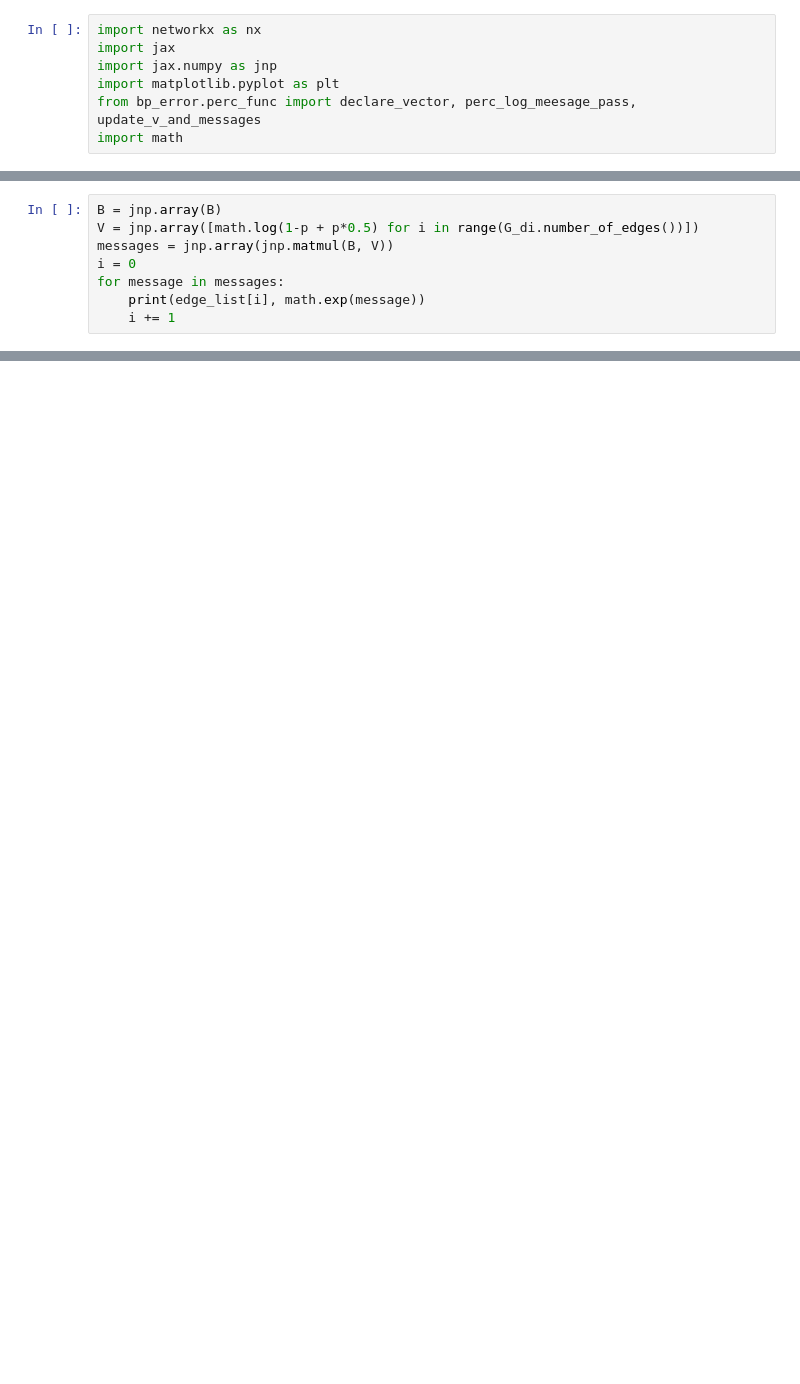
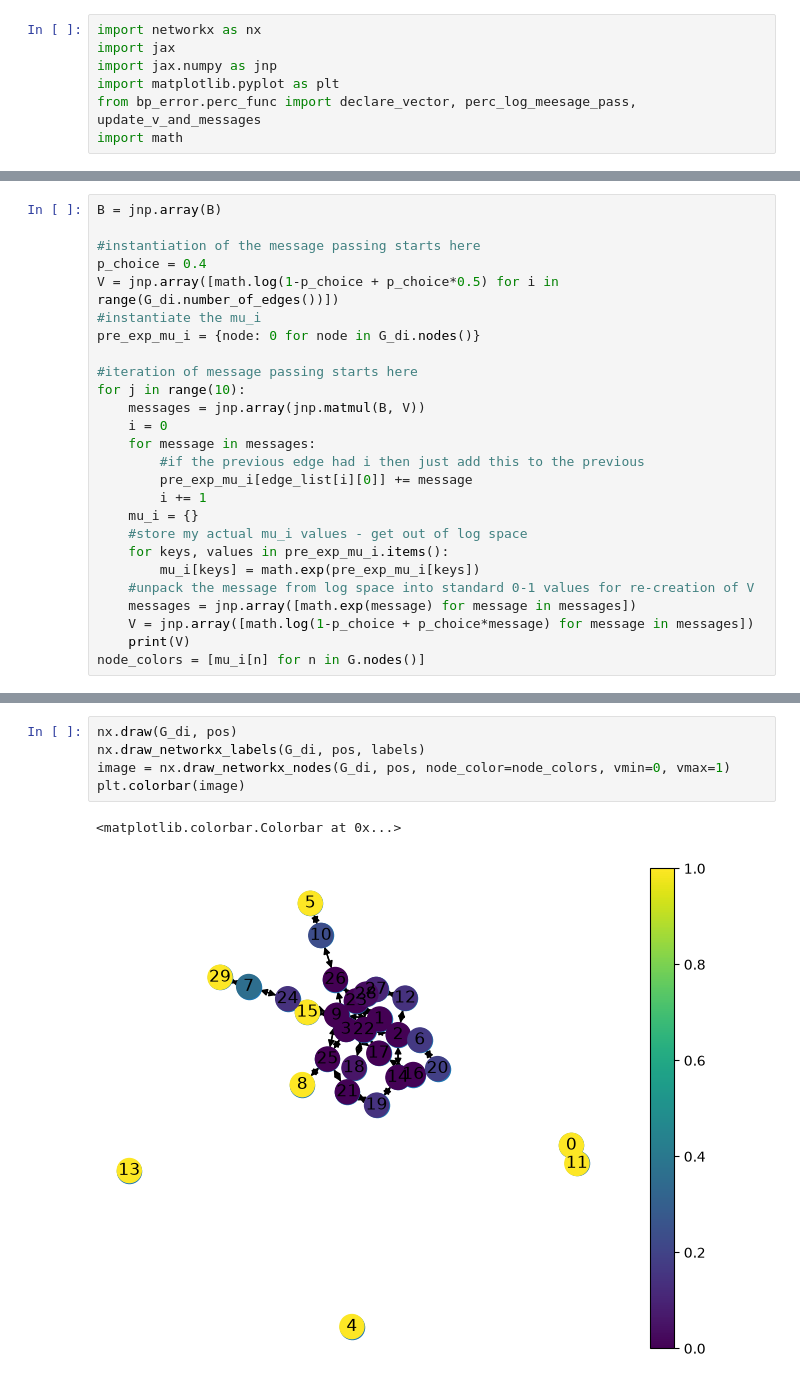
Before and after one commit to ryanotieno/belief-propagation-error, a Jupyter notebook: notebooks/percs_good.ipynb, the cells around one changed output, grey strips where cells are left out. Cells and saved outputs as stored; diff of their text form; blank space fills up the shorter version.

```diff
--- a/notebooks/percs_good.ipynb
+++ b/notebooks/percs_good.ipynb
@@ -78,9 +53,27 @@ for row in B:
 # %%
 B = jnp.array(B)
-V = jnp.array([math.log(1-p + p*0.5) for i in range(G_di.number_of_edges())])
-messages = jnp.array(jnp.matmul(B, V))
-i = 0
-for message in messages:
-    print(edge_list[i], math.exp(message))
-    i += 1
+
+#instantiation of the message passing starts here
+p_choice = 0.4
+V = jnp.array([math.log(1-p_choice + p_choice*0.5) for i in range(G_di.number_of_edges())])
+#instantiate the mu_i
+pre_exp_mu_i = {node: 0 for node in G_di.nodes()}
+
+#iteration of message passing starts here
+for j in range(10):
+    messages = jnp.array(jnp.matmul(B, V))
+    i = 0
+    for message in messages:
+        #if the previous edge had i then just add this to the previous
+        pre_exp_mu_i[edge_list[i][0]] += message
+        i += 1
+    mu_i = {}
+    #store my actual mu_i values - get out of log space
+    for keys, values in pre_exp_mu_i.items():
+        mu_i[keys] = math.exp(pre_exp_mu_i[keys])
+    #unpack the message from log space into standard 0-1 values for re-creation of V
+    messages = jnp.array([math.exp(message) for message in messages])
+    V = jnp.array([math.log(1-p_choice + p_choice*message) for message in messages])
+    print(V)
+node_colors = [mu_i[n] for n in G.nodes()]
 # %% [output]
@@ -103,0 +97,8 @@ for message in messages:
+# %%
+nx.draw(G_di, pos)
+nx.draw_networkx_labels(G_di, pos, labels)
+image = nx.draw_networkx_nodes(G_di, pos, node_color=node_colors, vmin=0, vmax=1)
+plt.colorbar(image)
+# %% [output]
+<matplotlib.colorbar.Colorbar at 0x...>
+[figure, added]
```
Also changed, not shown: parts of 5 cells of this notebook.
